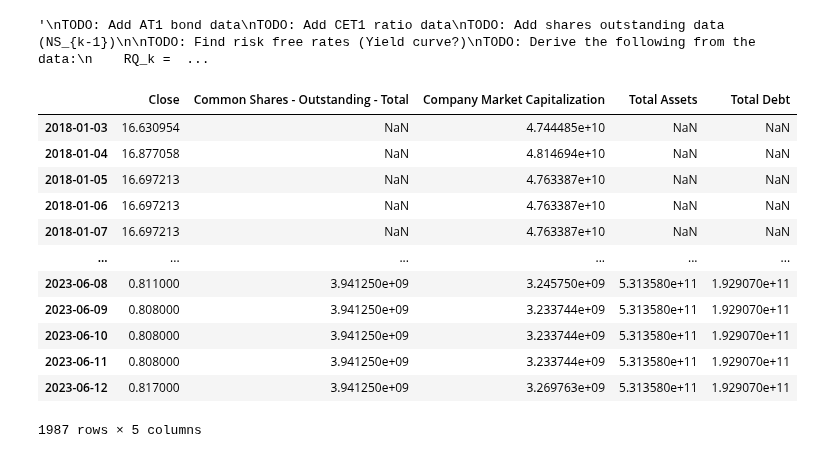
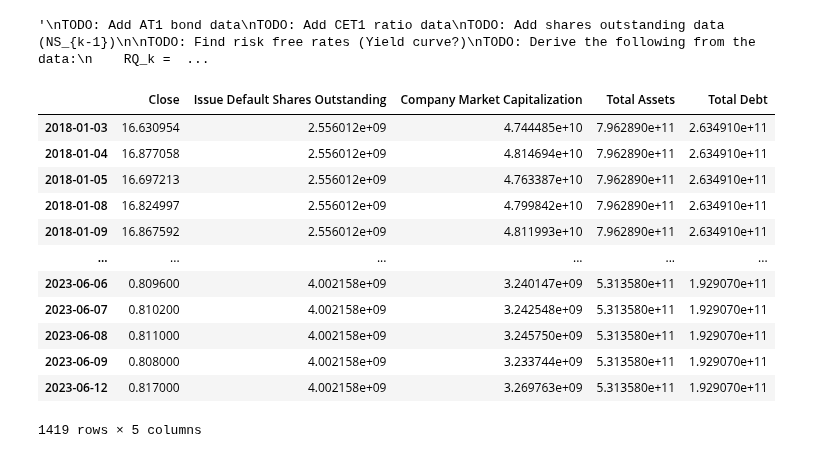
Before and after one commit to steinarb1234/DCL_coco_bond, a Jupyter notebook: main.ipynb, the cells around one changed output. Saved outputs shown, nothing was run; the diff lists cells and outputs as text; code cells hidden in the pictures.

```diff
--- a/main.ipynb
+++ b/main.ipynb
@@ -65,10 +65,13 @@ def load_timeseries_data(data_folder = "data") -> pd.DataFrame:
     total_debt_df         = total_debt_df[~total_debt_df.index.duplicated(keep='first')]
     # at1_debt_df           = at1_debt_df[~at1_debt_df.index.duplicated(keep='first')]
 
+    start_date = close_df.index.min()
+    end_date = close_df.index.max()
+
     # Fill business days inbetween
     full_range = pd.date_range(
-        start=close_df.index.min(),
-        end=close_df.index.max(),
+        start=start_date - pd.DateOffset(years=1),
+        end=end_date,
         # freq='B'
     )
     # 2. Reindex each DataFrame to that full range, then ffill
@@ -78,6 +81,19 @@ def load_timeseries_data(data_folder = "data") -> pd.DataFrame:
     total_assets_df = total_assets_df.reindex(full_range).ffill()
     total_debt_df = total_debt_df.reindex(full_range).ffill()
     # at1_debt_df = at1_debt_df.reindex(full_range).ffill()
+
+    # Remove non-business days
+    full_range = pd.date_range(
+        start=start_date,
+        end=end_date,
+        freq='B'
+    )
+    close_df = close_df.reindex(full_range)
+    shares_outstanding_df = shares_outstanding_df.reindex(full_range)
+    market_cap_df = market_cap_df.reindex(full_range)
+    total_assets_df = total_assets_df.reindex(full_range)
+    total_debt_df = total_debt_df.reindex(full_range)
+    # at1_debt_df = at1_debt_df.reindex(full_range)
     # TODO: Remove non-business days
 
     # print(close_df)
@@ -86,46 +102,46 @@ def load_timeseries_data(data_folder = "data") -> pd.DataFrame:
     # print(total_assets_df)
     # print(total_debt_df)
     # print(at1_debt_df)
 
     input_data = close_df.merge(shares_outstanding_df, left_index=True, right_index=True, how='left')
     input_data = input_data.merge(market_cap_df, left_index=True, right_index=True, how='left')
     input_data = input_data.merge(total_assets_df, left_index=True, right_index=True, how='left')
     input_data = input_data.merge(total_debt_df, left_index=True, right_index=True, how='left')
     # input_data = input_data.merge(at1_debt_df, left_index=True, right_index=True, how='left')
 
     return input_data
 
 # # Shares outstanding from book value data:
 # shares_outstanding = {
 #     "2018": 2_550_600_000,
 #     "2019": 2_436_200_000,
 #     "2020": 2_406_144_879,
 #     "2021": 2_569_684_509,
 #     "2022": 3_941_250_081
 # }
 
 input_data = load_timeseries_data()
 
 # input_data["Calculated market cap"] = input_data["Close"] * input_data["Common Shares - Outstanding - Total"]
 # input_data[["Calculated market cap", "Company Market Cap"]].plot()
 
 
 # input_data.plot()
 input_data
 # %% [output]
-|  | Close | Common Shares - Outstanding - Total | Company Market Capitalization | Total Assets | Total Debt |
-| 2018-01-03 | 16.630954 | NaN | 4.744485e+10 | NaN | NaN |
-| 2018-01-04 | 16.877058 | NaN | 4.814694e+10 | NaN | NaN |
-| 2018-01-05 | 16.697213 | NaN | 4.763387e+10 | NaN | NaN |
-| 2018-01-06 | 16.697213 | NaN | 4.763387e+10 | NaN | NaN |
-| 2018-01-07 | 16.697213 | NaN | 4.763387e+10 | NaN | NaN |
+|  | Close | Issue Default Shares Outstanding | Company Market Capitalization | Total Assets | Total Debt |
+| 2018-01-03 | 16.630954 | 2.556012e+09 | 4.744485e+10 | 7.962890e+11 | 2.634910e+11 |
+| 2018-01-04 | 16.877058 | 2.556012e+09 | 4.814694e+10 | 7.962890e+11 | 2.634910e+11 |
+| 2018-01-05 | 16.697213 | 2.556012e+09 | 4.763387e+10 | 7.962890e+11 | 2.634910e+11 |
+| 2018-01-08 | 16.824997 | 2.556012e+09 | 4.799842e+10 | 7.962890e+11 | 2.634910e+11 |
+| 2018-01-09 | 16.867592 | 2.556012e+09 | 4.811993e+10 | 7.962890e+11 | 2.634910e+11 |
 | ... | ... | ... | ... | ... | ... |
-| 2023-06-08 | 0.811000 | 3.941250e+09 | 3.245750e+09 | 5.313580e+11 | 1.929070e+11 |
-| 2023-06-09 | 0.808000 | 3.941250e+09 | 3.233744e+09 | 5.313580e+11 | 1.929070e+11 |
-| 2023-06-10 | 0.808000 | 3.941250e+09 | 3.233744e+09 | 5.313580e+11 | 1.929070e+11 |
-| 2023-06-11 | 0.808000 | 3.941250e+09 | 3.233744e+09 | 5.313580e+11 | 1.929070e+11 |
-| 2023-06-12 | 0.817000 | 3.941250e+09 | 3.269763e+09 | 5.313580e+11 | 1.929070e+11 |
+| 2023-06-06 | 0.809600 | 4.002158e+09 | 3.240147e+09 | 5.313580e+11 | 1.929070e+11 |
+| 2023-06-07 | 0.810200 | 4.002158e+09 | 3.242548e+09 | 5.313580e+11 | 1.929070e+11 |
+| 2023-06-08 | 0.811000 | 4.002158e+09 | 3.245750e+09 | 5.313580e+11 | 1.929070e+11 |
+| 2023-06-09 | 0.808000 | 4.002158e+09 | 3.233744e+09 | 5.313580e+11 | 1.929070e+11 |
+| 2023-06-12 | 0.817000 | 4.002158e+09 | 3.269763e+09 | 5.313580e+11 | 1.929070e+11 |
-1987 rows × 5 columns
+1419 rows × 5 columns
 # %%
 # ================================================================
 #                        Plot the data
```
Also changed, not shown: parts of 3 cells of this notebook, 1 other file.
